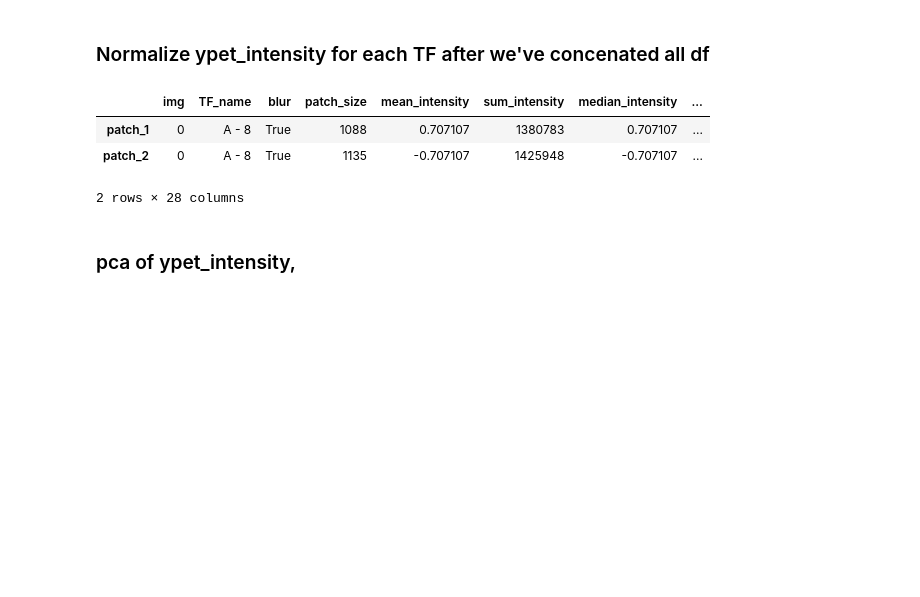
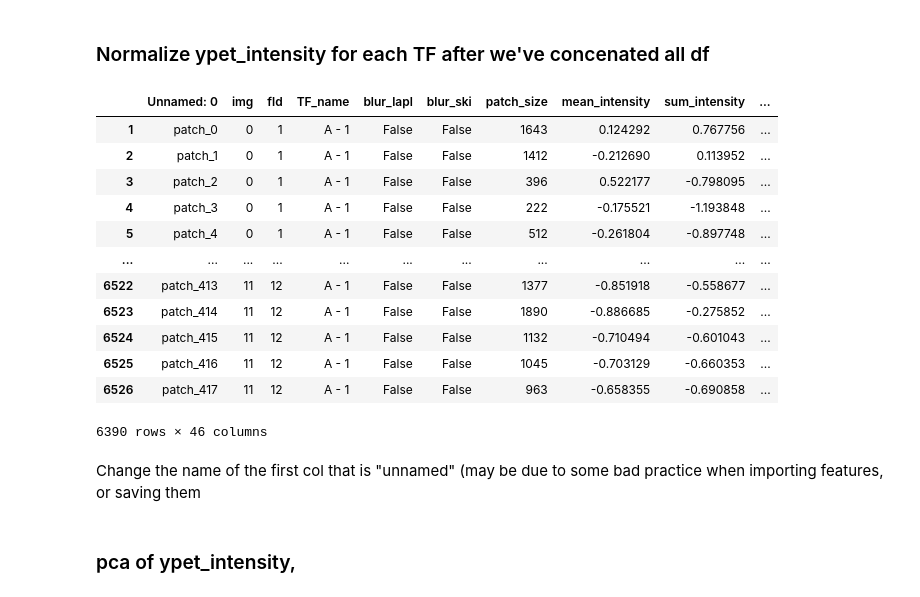
Before and after one commit to CS-433/ml-project-2-transcripted_cherry, a Jupyter notebook: Jupyter notebooks/classification.ipynb, the cells around one changed output. Cells and saved outputs as stored; diff of their text form; code cells hidden in the pictures; blank space fills up the shorter version.

```diff
--- a/Jupyter notebooks/classification.ipynb
+++ b/Jupyter notebooks/classification.ipynb
@@ -474,6 +474,34 @@ for k in range(8):
 import os
 os.rename("/content/gdrive/MyDrive/ML_2_transcripted_cherry/masks_TF1/A_1/Copie de img_1_seg.npy","/content/gdrive/MyDrive/ML_2_transcripted_cherry/masks_TF1/A_1/img_1_seg.npy")
 '''
+# %%
+#Data importation (in case doesn't want to run above cells)
+# Import modules
+import numpy as np
+import time, os, sys, random
+from urllib.parse import urlparse
+import skimage.io
+import matplotlib.pyplot as plt
+import matplotlib as mpl
+from cellpose import models
+from cellpose.io import imread
+from cellpose import plot
+from skimage.util import img_as_ubyte
+import pandas as pd
+from skimage.measure import label, regionprops
+from skimage.measure import label, regionprops
+from skimage import measure
+import scipy
+from scipy import ndimage as ndi
+import cv2
+from skimage.morphology import square, dilation
+from sklearn.cluster import KMeans, DBSCAN
+# https://stackoverflow.com/questions/19970764/making-feature-vector-from-gabor-filters-for-classification
+# https://stackoverflow.com/questions/20608458/gabor-feature-extraction
+
+ypet_intensity = pd.read_csv(r"C:\Users\alexi\EPFL\MA3\Machine_learning\ml-project-2-transcripted_cherry\Features\TF1_A1.csv")
+ypet_intensity['Circularity'] = (4*np.pi*ypet_intensity['patch_size'])/(ypet_intensity['Perimeter']**2)
+ypet_intensity.head()
 # %% [markdown]
 ***
 # Preprocessing
@@ -482,10 +510,10 @@ os.rename("/content/gdrive/MyDrive/ML_2_transcripted_cherry/masks_TF1/A_1/Copie
 
 To adapt is the columns where we want to change the outliers
 # %%
-columns_outliers = ['mean_intensity','patch_size']
+columns_outliers = ['mean_intensity']
 remove_outliers = ypet_intensity.copy()
 
-def outlier_removal(without_outliers, outlier_range = 1.5):
+def outlier_removal(without_outliers, outlier_range = 5):
     columns_outliers= ['mean_intensity','patch_size']
     # Use a for loop to iterate over the columns of the dataframe
     for col in columns_outliers:
@@ -514,16 +542,28 @@ ypet_intensity_processed = without_outliers.copy()
 ### Normalize ypet_intensity for each TF after we've concenated all df
 # %%
 # Normalize
-rows_to_be_normalized = ['mean_intensity', 'median_intensity']
+rows_to_be_normalized = list(ypet_intensity_processed)[7:]
 TF_grouped = ypet_intensity_processed.groupby('TF_name')
-Normalized_rows = TF_grouped[rows_to_be_normalized].transform(lambda x: (x - x.mean()) / x.std())
+Normalized_rows = TF_grouped[rows_to_be_normalized].transform(lambda x: (x - x.mean()) / x.std()) #removed rows_to_be to have all col normalized
 
 # Replace normalized
-ypet_intensity_processed[rows_to_be_normalized] = Normalized_rows
+ypet_intensity_processed[rows_to_be_normalized] = Normalized_rows                                #Same
 # %%
+ypet_intensity_processed = ypet_intensity_processed[0:len(ypet_intensity_processed)-1]
 ypet_intensity_processed
 # %% [output]
-|  | img | TF_name | blur | patch_size | mean_intensity | sum_intensity | median_intensity | ... |
-| patch_1 | 0 | A - 8 | True | 1088 | 0.707107 | 1380783 | 0.707107 | ... |
-| patch_2 | 0 | A - 8 | True | 1135 | -0.707107 | 1425948 | -0.707107 | ... |
+|  | Unnamed: 0 | img | fld | TF_name | blur_lapl | blur_ski | patch_size | mean_intensity | sum_intensity | ... |
+| 1 | patch_0 | 0 | 1 | A - 1 | False | False | 1643 | 0.124292 | 0.767756 | ... |
+| 2 | patch_1 | 0 | 1 | A - 1 | False | False | 1412 | -0.212690 | 0.113952 | ... |
+| 3 | patch_2 | 0 | 1 | A - 1 | False | False | 396 | 0.522177 | -0.798095 | ... |
+| 4 | patch_3 | 0 | 1 | A - 1 | False | False | 222 | -0.175521 | -1.193848 | ... |
+| 5 | patch_4 | 0 | 1 | A - 1 | False | False | 512 | -0.261804 | -0.897748 | ... |
+| ... | ... | ... | ... | ... | ... | ... | ... | ... | ... | ... |
+| 6522 | patch_413 | 11 | 12 | A - 1 | False | False | 1377 | -0.851918 | -0.558677 | ... |
+| 6523 | patch_414 | 11 | 12 | A - 1 | False | False | 1890 | -0.886685 | -0.275852 | ... |
+| 6524 | patch_415 | 11 | 12 | A - 1 | False | False | 1132 | -0.710494 | -0.601043 | ... |
+| 6525 | patch_416 | 11 | 12 | A - 1 | False | False | 1045 | -0.703129 | -0.660353 | ... |
+| 6526 | patch_417 | 11 | 12 | A - 1 | False | False | 963 | -0.658355 | -0.690858 | ... |
-2 rows × 28 columns
+6390 rows × 46 columns
+# %% [markdown]
+Change the name of the first col that is "unnamed" (may be due to some bad practice when importing features, or saving them
```
Also changed, not shown: parts of 14 cells of this notebook, 1 other file.
